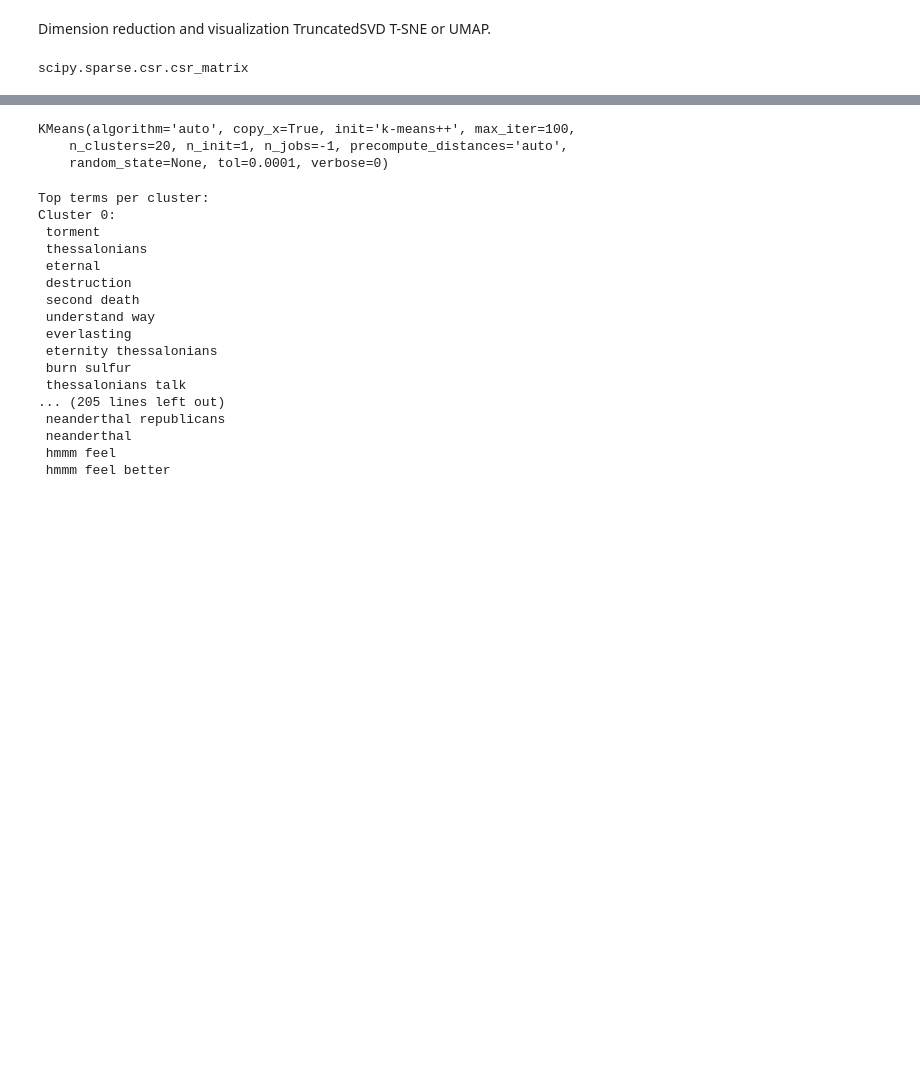
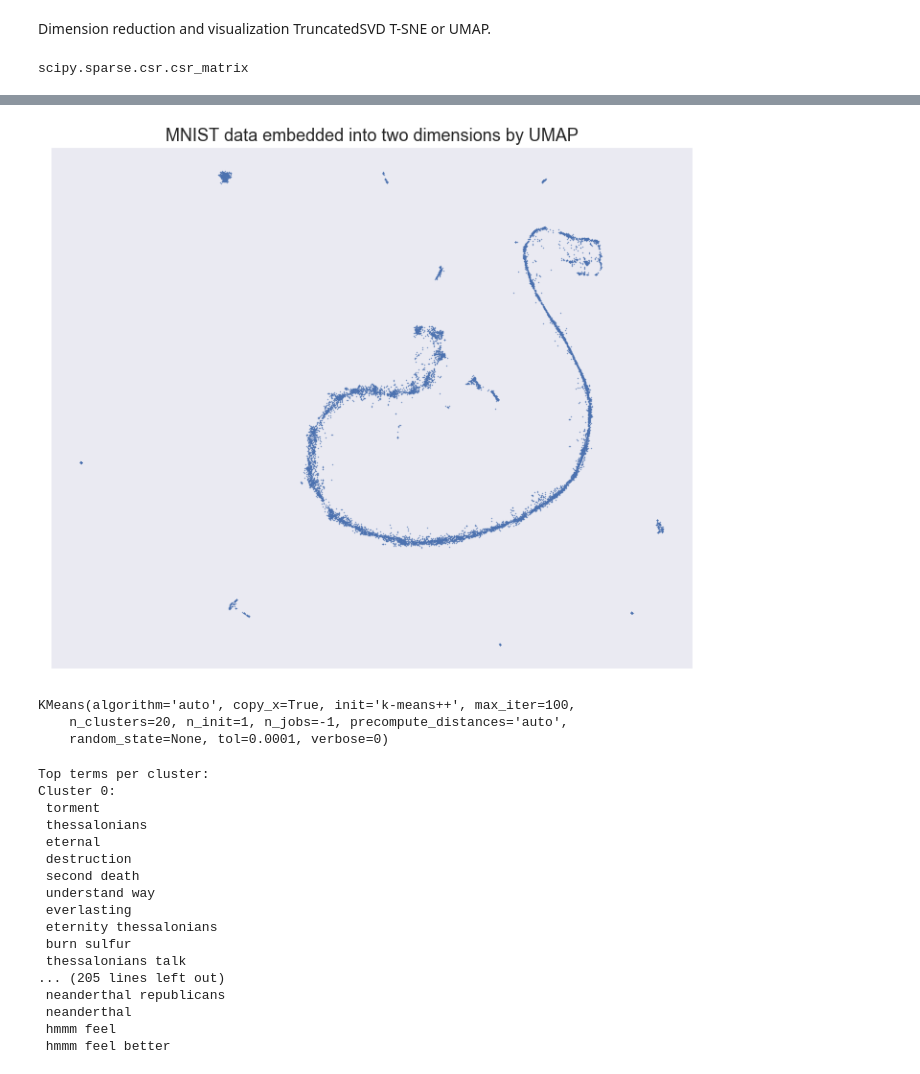
Before and after one commit to Espad/DS_5, a Jupyter notebook: Texts_Classification.ipynb, the cells around one changed output, grey strips where cells are left out. Saved outputs shown, nothing was run; the diff lists cells and outputs as text; code cells hidden in the pictures; blank space fills up the shorter version.

```diff
--- a/Texts_Classification.ipynb
+++ b/Texts_Classification.ipynb
@@ -1259,3 +1380,15 @@ chart
+# %%
+#(random_state=seed,n_neighbors=7, min_dist=0.001,metric='minkowski')
+fig, ax = plt.subplots(figsize=(12, 10))
+plt.scatter(
+    embedding[:, 0], embedding[:, 1],  cmap="Spectral", s=0.1
+)#c=mnist.target,
+plt.setp(ax, xticks=[], yticks=[])
+plt.title("MNIST data embedded into two dimensions by UMAP", fontsize=18)
+
+plt.show()
+# %% [output]
+[figure, added]
 # %%
 from sklearn.cluster import KMeans
 # %%
```
Also changed, not shown: parts of 21 cells of this notebook.
